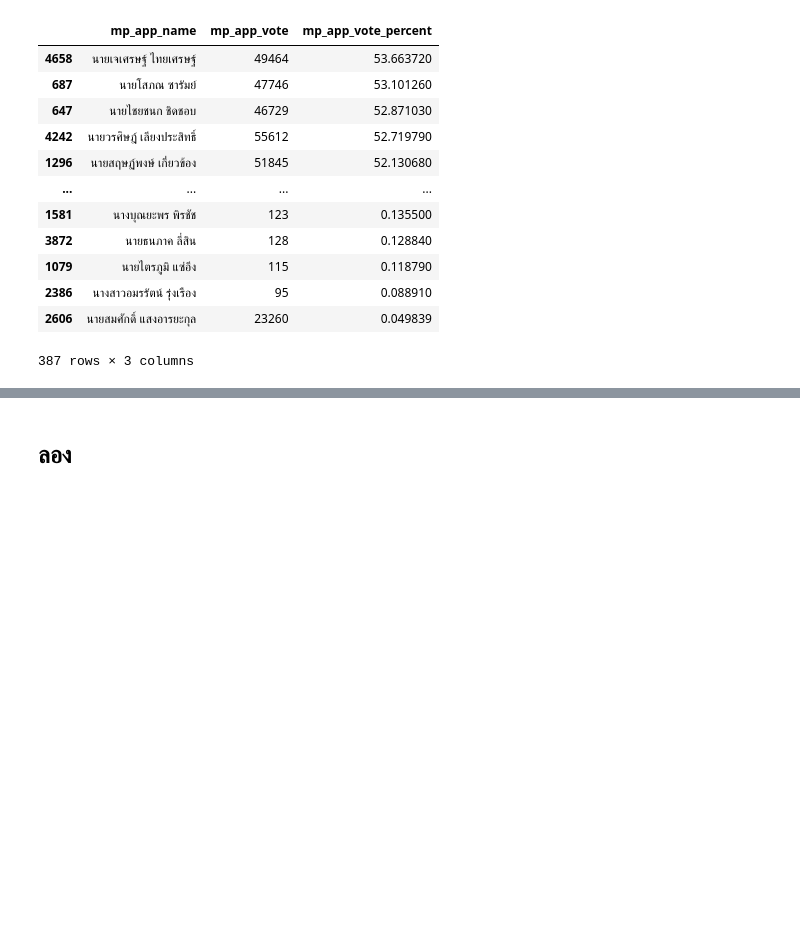
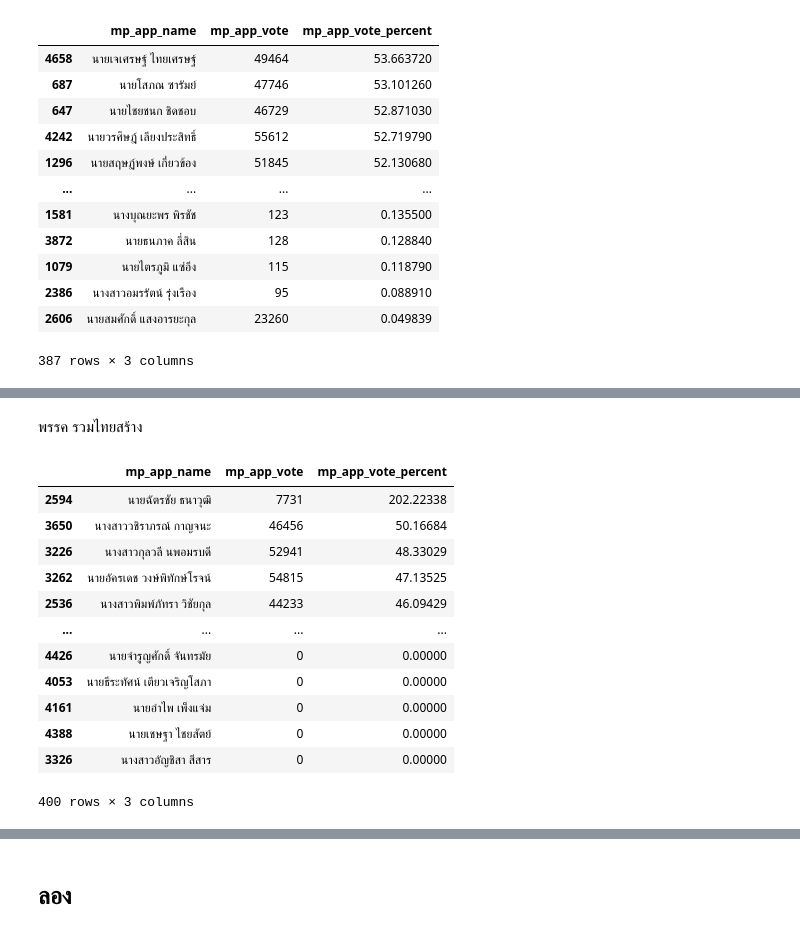
Before and after one commit to MOOwuttichai/python_dataviz2023, a Jupyter notebook: งานโปรเจค.ipynb, the cells around one changed output, grey strips where cells are left out. Saved outputs shown, nothing was run; the diff lists cells and outputs as text; code cells hidden in the pictures; blank space fills up the shorter version.

```diff
--- a/งานโปรเจค.ipynb
+++ b/งานโปรเจค.ipynb
@@ -348,0 +389,21 @@ final_TOP3
+# %% [markdown]
+พรรค รวมไทยสร้าง
+# %%
+how_are = find_proforcon[find_proforcon['name']=='รวมไทยสร้างชาติ']
+TOP_how_are = how_are[['mp_app_name','mp_app_vote','mp_app_vote_percent']]
+TOP_how_are= TOP_how_are.sort_values(by='mp_app_vote_percent', ascending=False)
+TOP_how_are
+# %% [output]
+|  | mp_app_name | mp_app_vote | mp_app_vote_percent |
+| 2594 | นายฉัตรชัย ธนาวุฒิ | 7731 | 202.22338 |
+| 3650 | นางสาววชิราภรณ์ กาญจนะ | 46456 | 50.16684 |
+| 3226 | นางสาวกุลวลี นพอมรบดี | 52941 | 48.33029 |
+| 3262 | นายอัครเดช วงษ์พิทักษ์โรจน์ | 54815 | 47.13525 |
+| 2536 | นางสาวพิมพ์ภัทรา วิชัยกุล | 44233 | 46.09429 |
+| ... | ... | ... | ... |
+| 4426 | นายจำรูญศักดิ์ จันทรมัย | 0 | 0.00000 |
+| 4053 | นายธีระทัศน์ เตียวเจริญโสภา | 0 | 0.00000 |
+| 4161 | นายอำไพ เพ็งแจ่ม | 0 | 0.00000 |
+| 4388 | นายเชษฐา ไชยสัตย์ | 0 | 0.00000 |
+| 3326 | นางสาวอัญชิสา สีสาร | 0 | 0.00000 |
+400 rows × 3 columns
```
Also changed, not shown: parts of 37 cells of this notebook.
